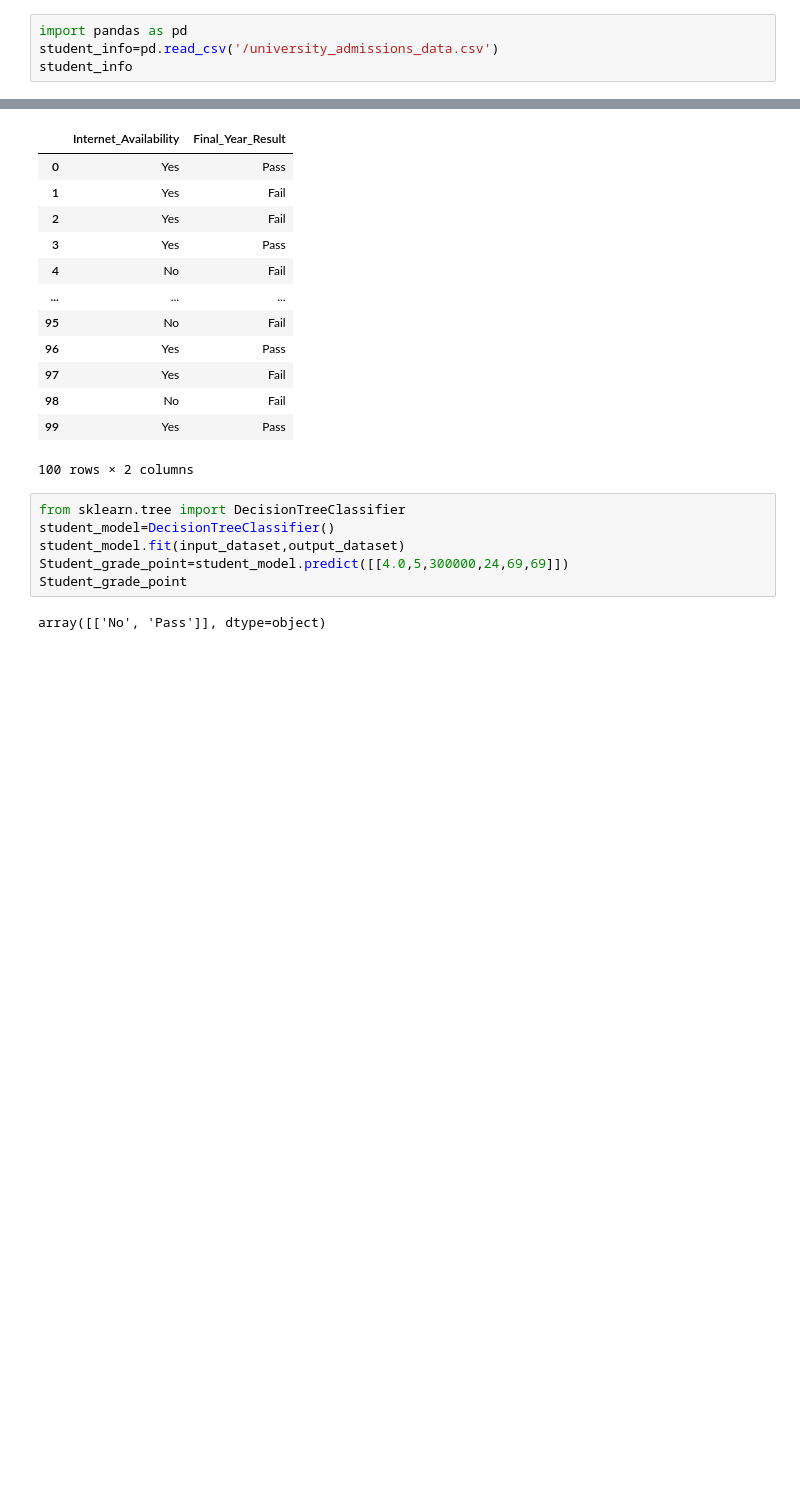
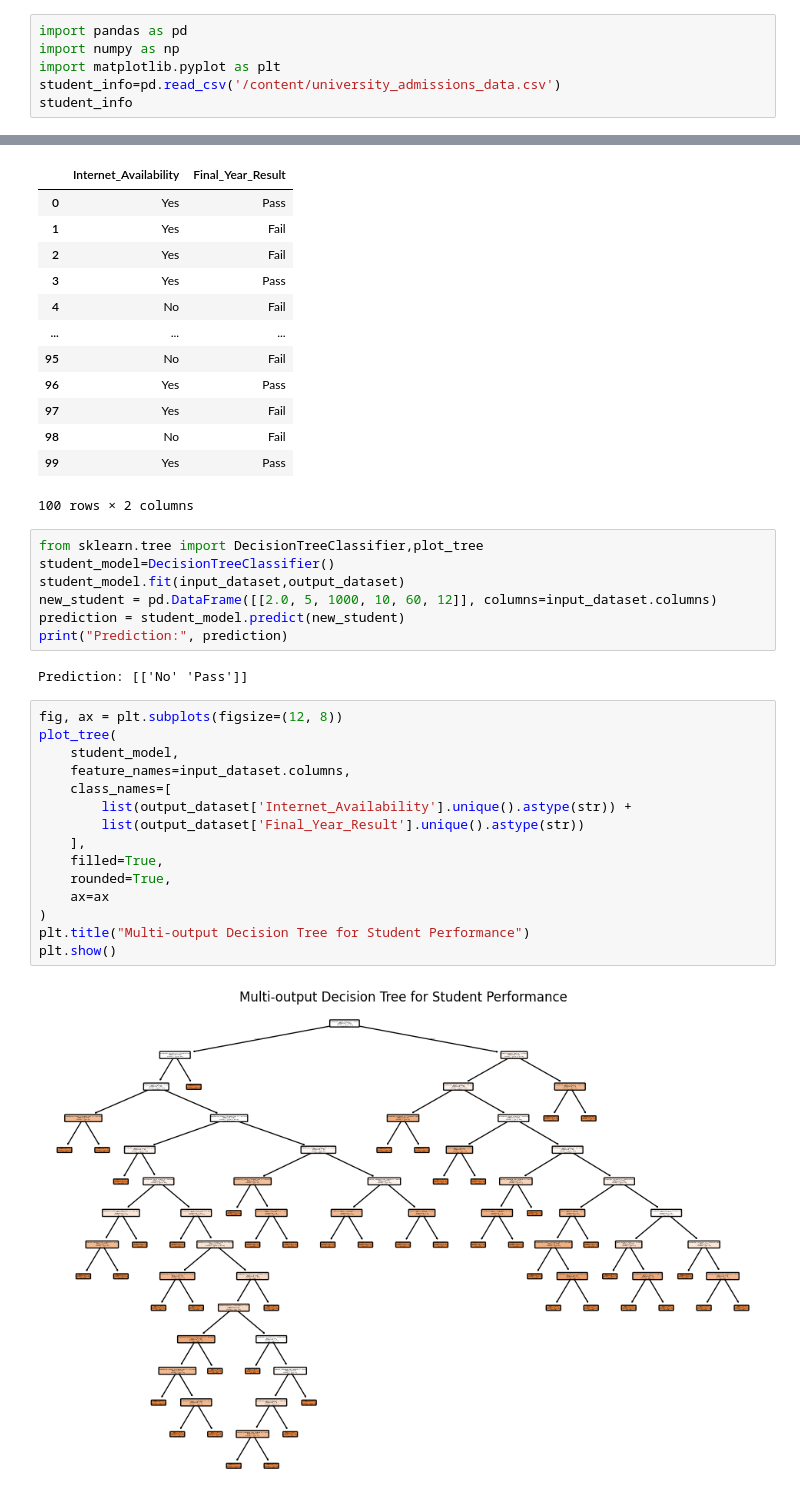
Before and after one commit to nadeem1615/Data_Science_, a Jupyter notebook: ds_task.ipynb, the cells around one changed output, grey strips where cells are left out. Saved outputs shown, nothing was run; the diff lists cells and outputs as text; blank space fills up the shorter version.

```diff
--- a/ds_task.ipynb
+++ b/ds_task.ipynb
@@ -2,7 +2,9 @@
 <a href="https://colab.research.google.com/github/nadeem1615/Data_Science_/blob/main/ds_task.ipynb" target="_parent"><img src="https://colab.research.google.com/assets/colab-badge.svg" alt="Open In Colab"/></a>
 # %%
 import pandas as pd
-student_info=pd.read_csv('/university_admissions_data.csv')
+import numpy as np
+import matplotlib.pyplot as plt
+student_info=pd.read_csv('/content/university_admissions_data.csv')
 student_info
 # %% [output]
 |  | High_School_GPA | Extracurricular_Activities | Parental_Income | Hours_Studied_Per_Week | Entrance_Test_Score | ... |
@@ -53,10 +55,28 @@ output_dataset
 | 99 | Yes | Pass |
 100 rows × 2 columns
 # %%
-from sklearn.tree import DecisionTreeClassifier
+from sklearn.tree import DecisionTreeClassifier,plot_tree
 student_model=DecisionTreeClassifier()
 student_model.fit(input_dataset,output_dataset)
-Student_grade_point=student_model.predict([[4.0,5,300000,24,69,69]])
-Student_grade_point
+new_student = pd.DataFrame([[2.0, 5, 1000, 10, 60, 12]], columns=input_dataset.columns)
+prediction = student_model.predict(new_student)
+print("Prediction:", prediction)
 # %% [output]
-array([['No', 'Pass']], dtype=object)
+Prediction: [['No' 'Pass']]
+# %%
+fig, ax = plt.subplots(figsize=(12, 8))
+plot_tree(
+    student_model,
+    feature_names=input_dataset.columns,
+    class_names=[
+        list(output_dataset['Internet_Availability'].unique().astype(str)) +
+        list(output_dataset['Final_Year_Result'].unique().astype(str))
+    ],
+    filled=True,
+    rounded=True,
+    ax=ax
+)
+plt.title("Multi-output Decision Tree for Student Performance")
+plt.show()
+# %% [output]
+[figure, added]
```
